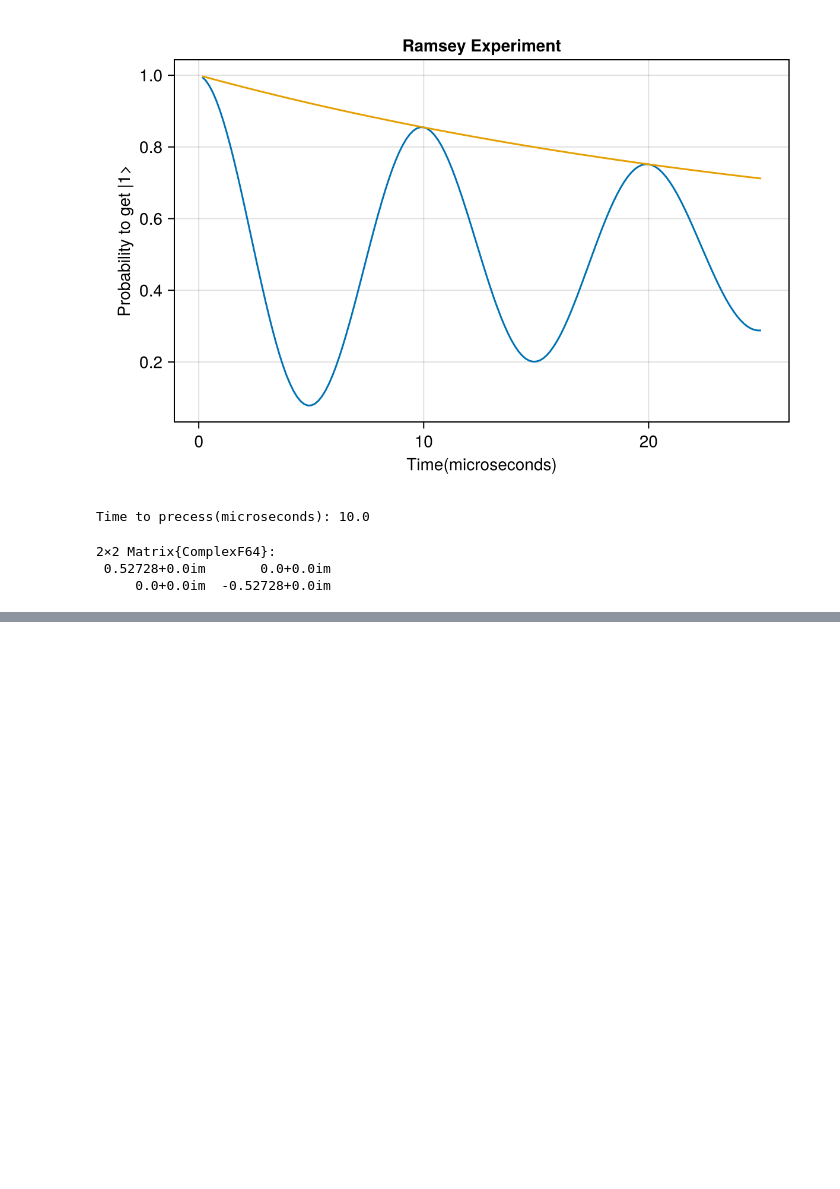
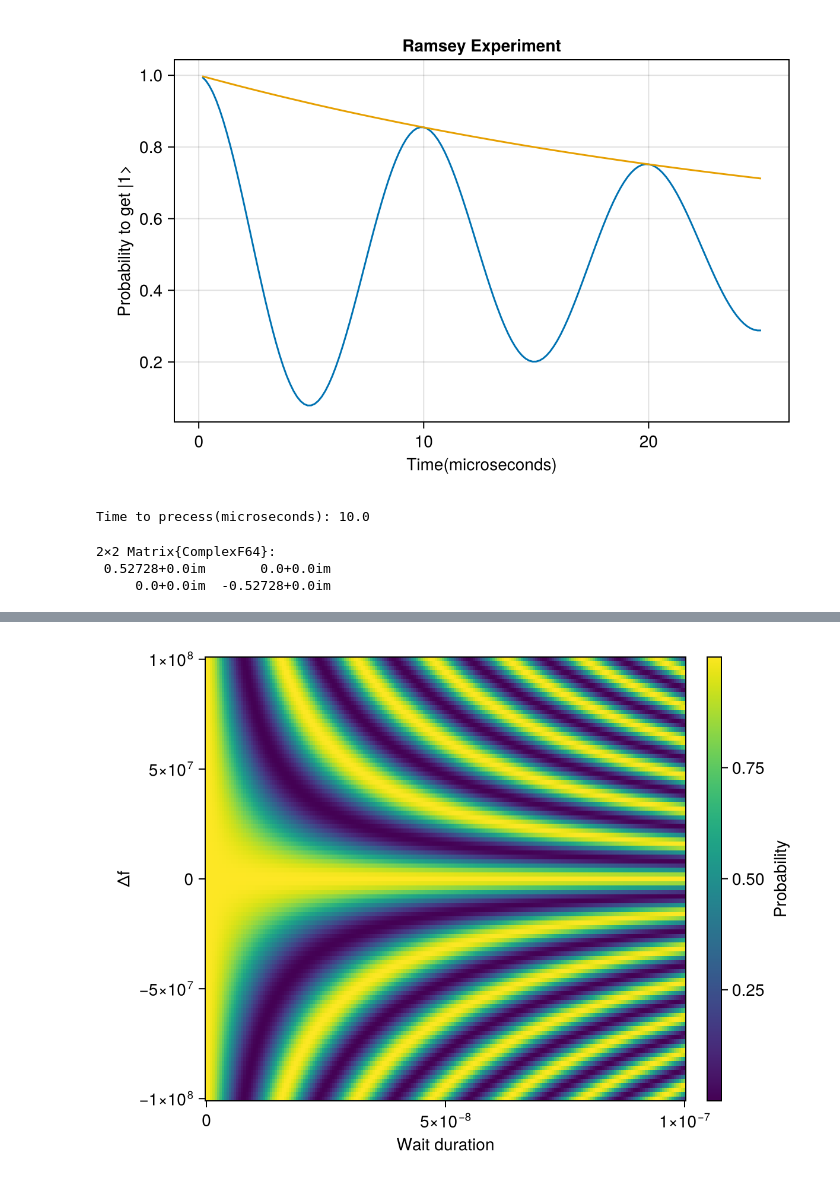
Before and after one commit to Ianborden/Quantum-APL, a Jupyter notebook: Week 8/Ramsey_week8.ipynb, the cells around one changed output, grey strips where cells are left out. Drawn from its saved outputs; the diff is of its cells as text; code cells hidden in the pictures; blank space fills up the shorter version.

```diff
--- a/Week 8/Ramsey_week8.ipynb
+++ b/Week 8/Ramsey_week8.ipynb
@@ -159,0 +262,8 @@ H = ħ/2 * Δ * σz
+# %%
+fig, ax, hm = heatmap(Ts, Δs, probs', colormap = :viridis)
+ax.ylabel = "Δf"
+ax.xlabel = "Wait duration"
+Colorbar(fig[:, end+1], hm, label = "Probability")
+fig
+# %% [output]
+[figure, added]
```
Also changed, not shown: parts of 9 cells of this notebook, 2 other files.
